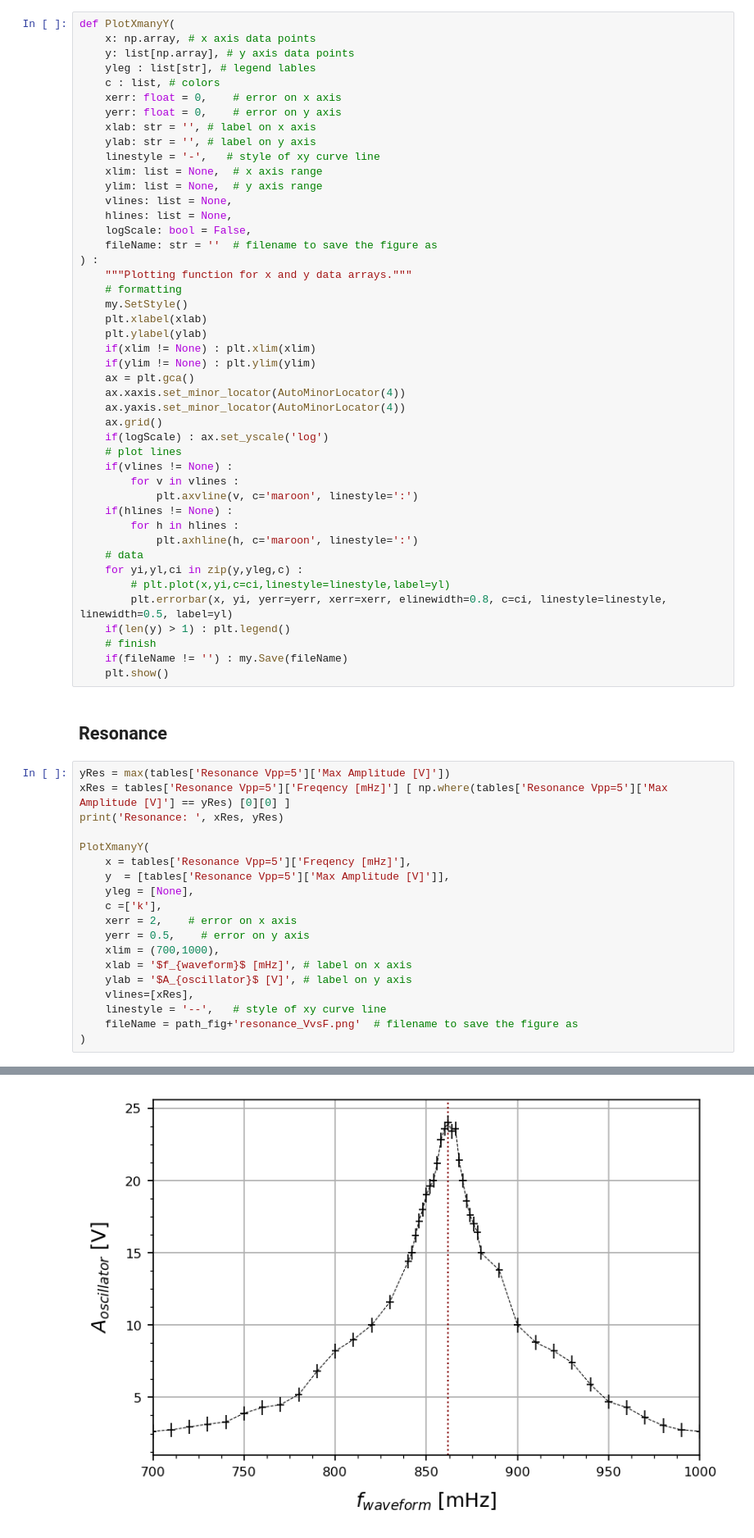
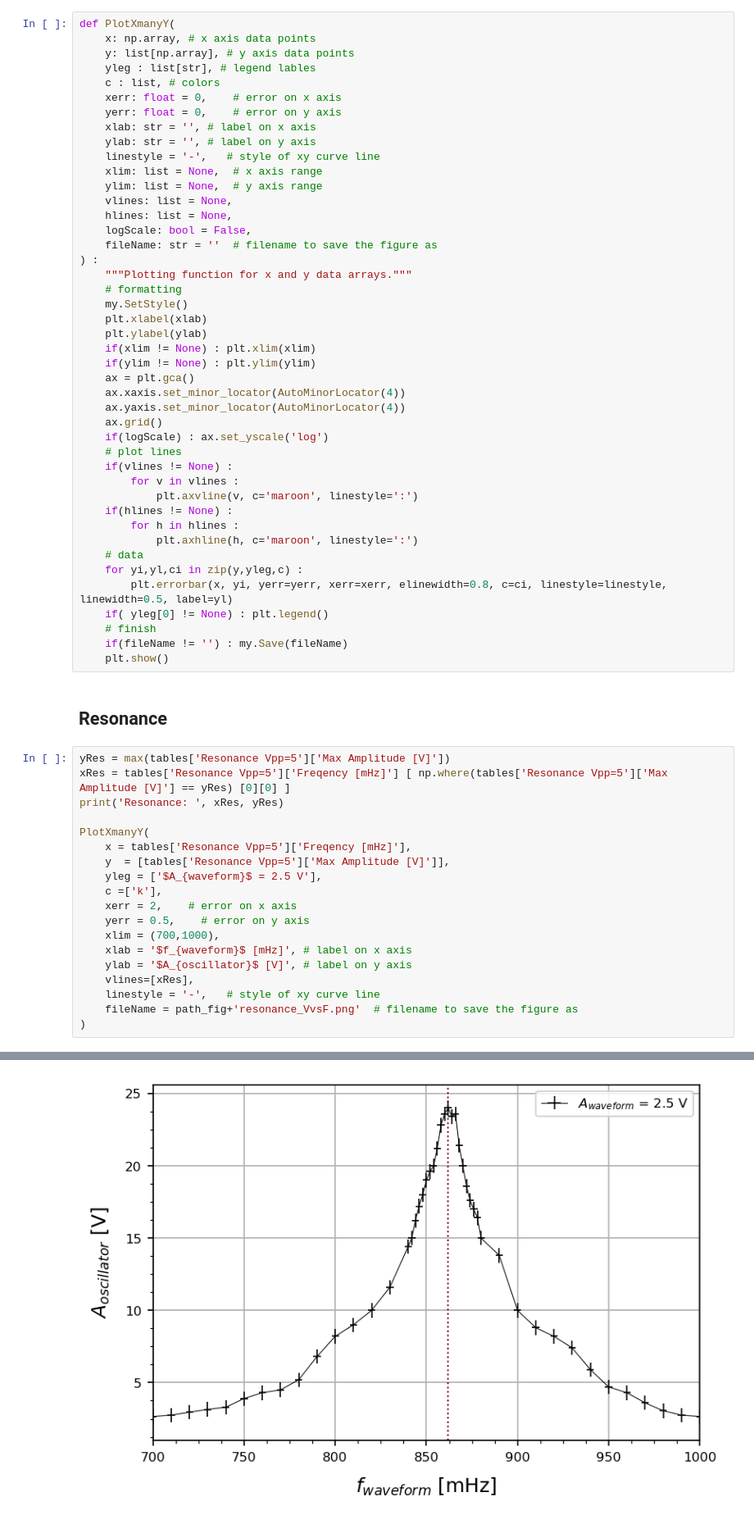
Before and after one commit to parallax-xallaraq/PHSX616, a Jupyter notebook: Lab3 - Torsional Oscillator/Code/Basic.ipynb, the cells around one changed output, grey strips where cells are left out. Shown at 82% size. Cells and saved outputs as stored; diff of their text form.

Commit message:
make v1 AinAout plot

```diff
--- a/Lab3 - Torsional Oscillator/Code/Basic.ipynb
+++ b/Lab3 - Torsional Oscillator/Code/Basic.ipynb
@@ -62,9 +62,8 @@ def PlotXmanyY(
             plt.axhline(h, c='maroon', linestyle=':')
     # data
     for yi,yl,ci in zip(y,yleg,c) :
-        # plt.plot(x,yi,c=ci,linestyle=linestyle,label=yl)
         plt.errorbar(x, yi, yerr=yerr, xerr=xerr, elinewidth=0.8, c=ci, linestyle=linestyle, linewidth=0.5, label=yl)
-    if(len(y) > 1) : plt.legend()
+    if( yleg[0] != None) : plt.legend()
     # finish
     if(fileName != '') : my.Save(fileName)
     plt.show()
@@ -73,22 +72,22 @@ def PlotXmanyY(
 # %%
 yRes = max(tables['Resonance Vpp=5']['Max Amplitude [V]'])
 xRes = tables['Resonance Vpp=5']['Freqency [mHz]'] [ np.where(tables['Resonance Vpp=5']['Max Amplitude [V]'] == yRes) [0][0] ]
 print('Resonance: ', xRes, yRes)
 
 PlotXmanyY(
     x = tables['Resonance Vpp=5']['Freqency [mHz]'],
     y  = [tables['Resonance Vpp=5']['Max Amplitude [V]']],
-    yleg = [None],
+    yleg = ['$A_{waveform}$ = 2.5 V'],
     c =['k'],
     xerr = 2,    # error on x axis
     yerr = 0.5,    # error on y axis
     xlim = (700,1000),
     xlab = '$f_{waveform}$ [mHz]', # label on x axis
     ylab = '$A_{oscillator}$ [V]', # label on y axis
     vlines=[xRes],
-    linestyle = '--',   # style of xy curve line
+    linestyle = '-',   # style of xy curve line
     fileName = path_fig+'resonance_VvsF.png'  # filename to save the figure as
 )
 # %% [output]
 Resonance:  862.0 24.0
-[figure, old version]
+[figure, new version]
```
Also changed, not shown: parts of 2 cells of this notebook, 3 other files.
